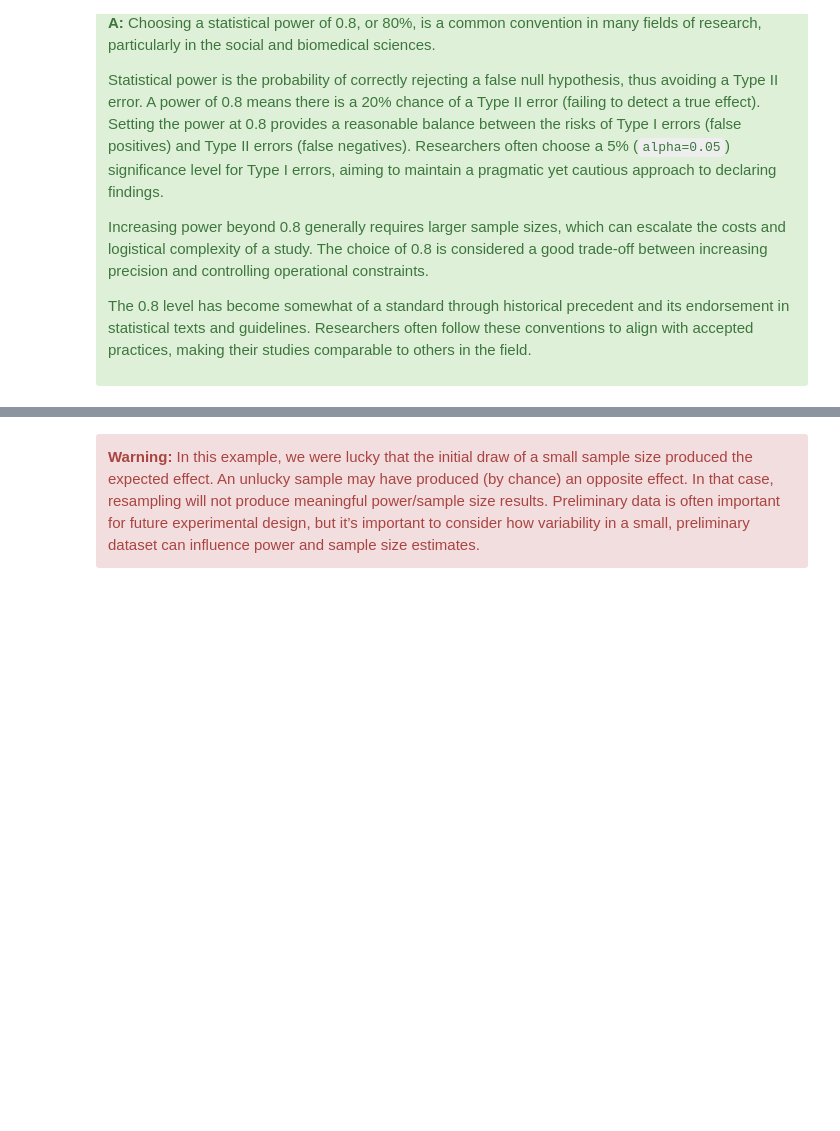
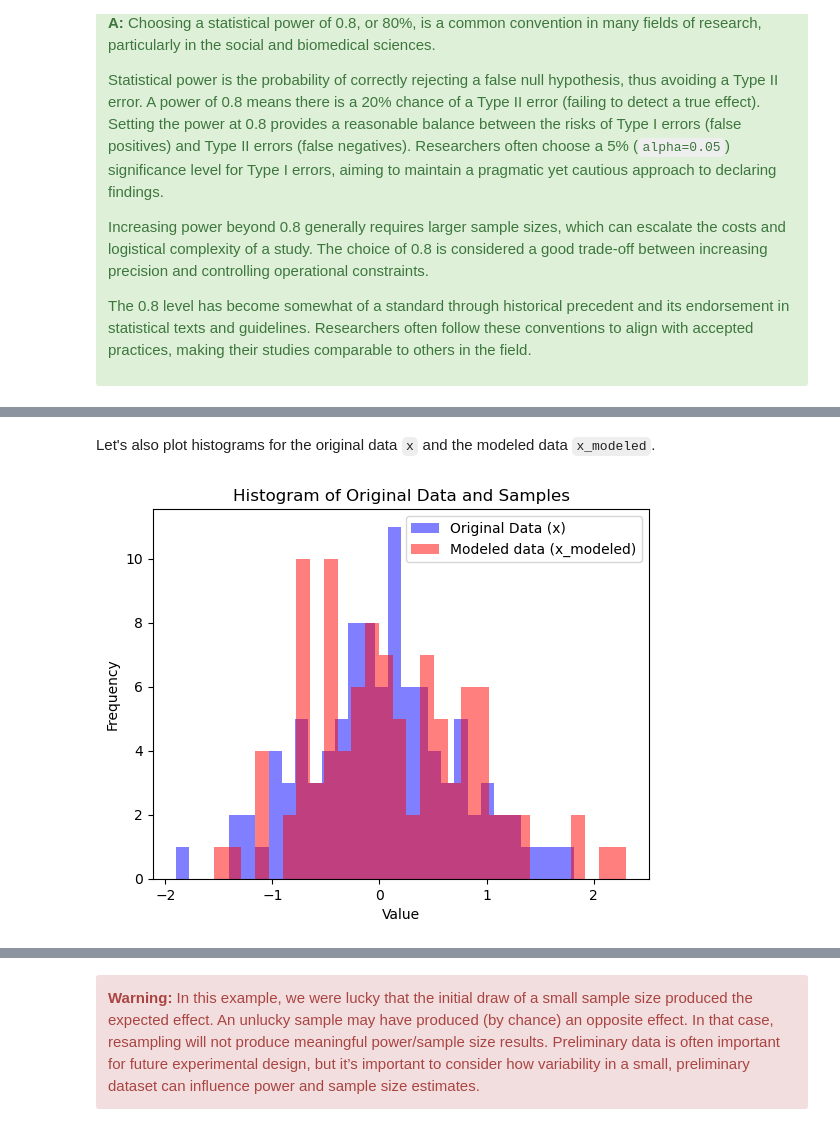
Before and after one commit to Mark-Kramer/METER-Units, a Jupyter notebook: METER_Sample_Size-SHORT.ipynb, the cells around one changed output, grey strips where cells are left out. Saved outputs shown, nothing was run; the diff lists cells and outputs as text; code cells hidden in the pictures; blank space fills up the shorter version.

Commit message:
Sample Size - choose your own adventure

```diff
--- a/METER_Sample_Size-SHORT.ipynb
+++ b/METER_Sample_Size-SHORT.ipynb
@@ -539,0 +621,6 @@ The 0.8 level has become somewhat of a standard through historical precedent and
+# %%
+# Estimating the parameters of the normal distribution for the biomarker x
+mean_x = np.mean(x)
+std_x  = np.std(x)
+print('Mean of x               = {:.2f}'.format(mean_x))
+print('Standard deviation of x = {:.2f}'.format(std_x))
@@ -539,0 +648,4 @@ The 0.8 level has become somewhat of a standard through historical precedent and
+# %%
+N_modeled = 100;
+x_modeled = np.random.normal(loc=mean_x, scale=std_x, size=[N_modeled,1])
+print(x_modeled)
@@ -539,0 +679,12 @@ The 0.8 level has become somewhat of a standard through historical precedent and
+# %% [markdown]
+Let's also plot histograms for the original data `x` and the modeled data `x_modeled`.
+# %%
+plt.hist(x,         bins=30, alpha=0.5, label='Original Data (x)', color='blue')
+plt.hist(x_modeled, bins=30, alpha=0.5, label='Modeled data (x_modeled)', color='red')
+plt.title('Histogram of Original Data and Samples')
+plt.xlabel('Value')
+plt.ylabel('Frequency')
+plt.legend()
+plt.show()
+# %% [output]
+[figure, added]
```
Also changed, not shown: parts of 94 cells of this notebook.
